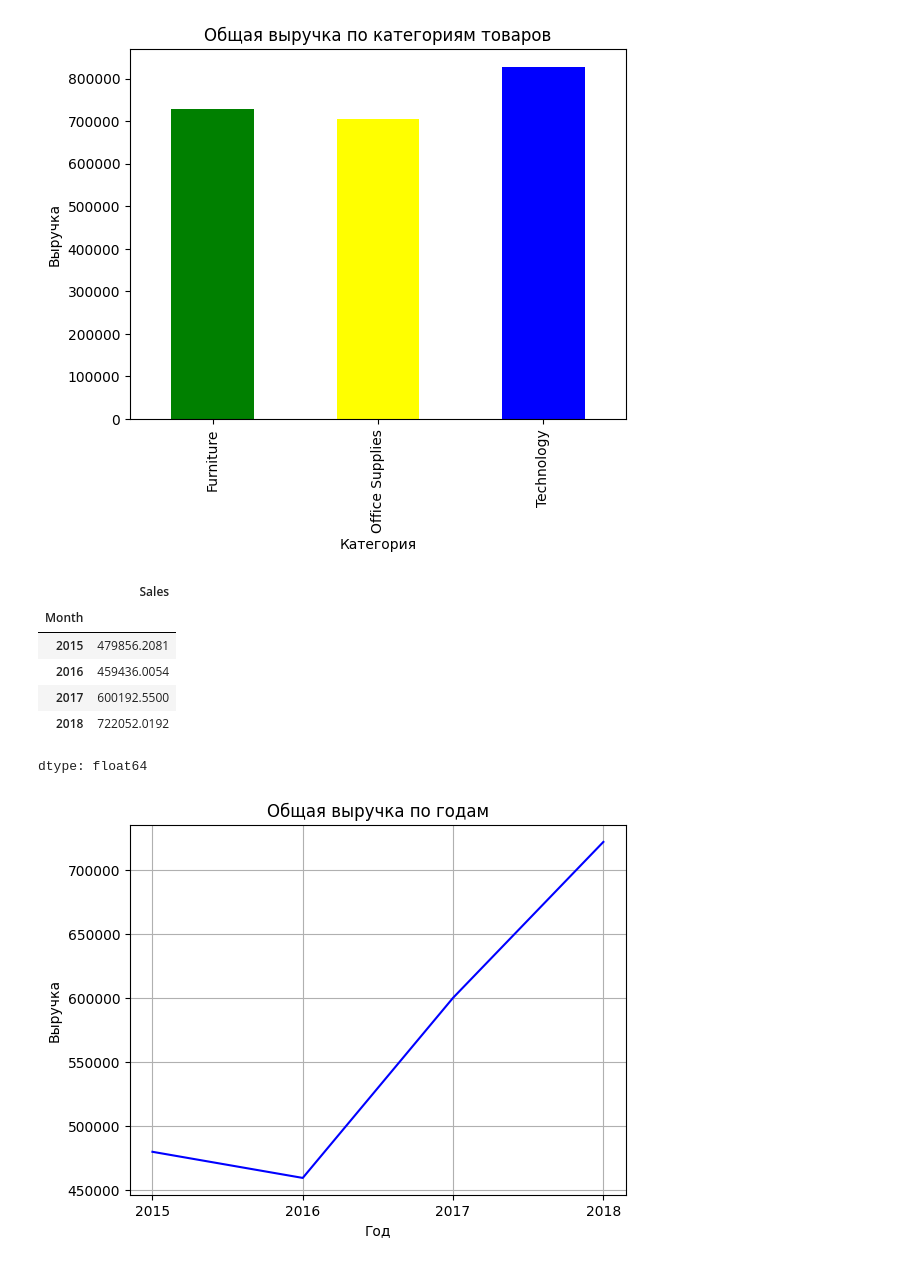
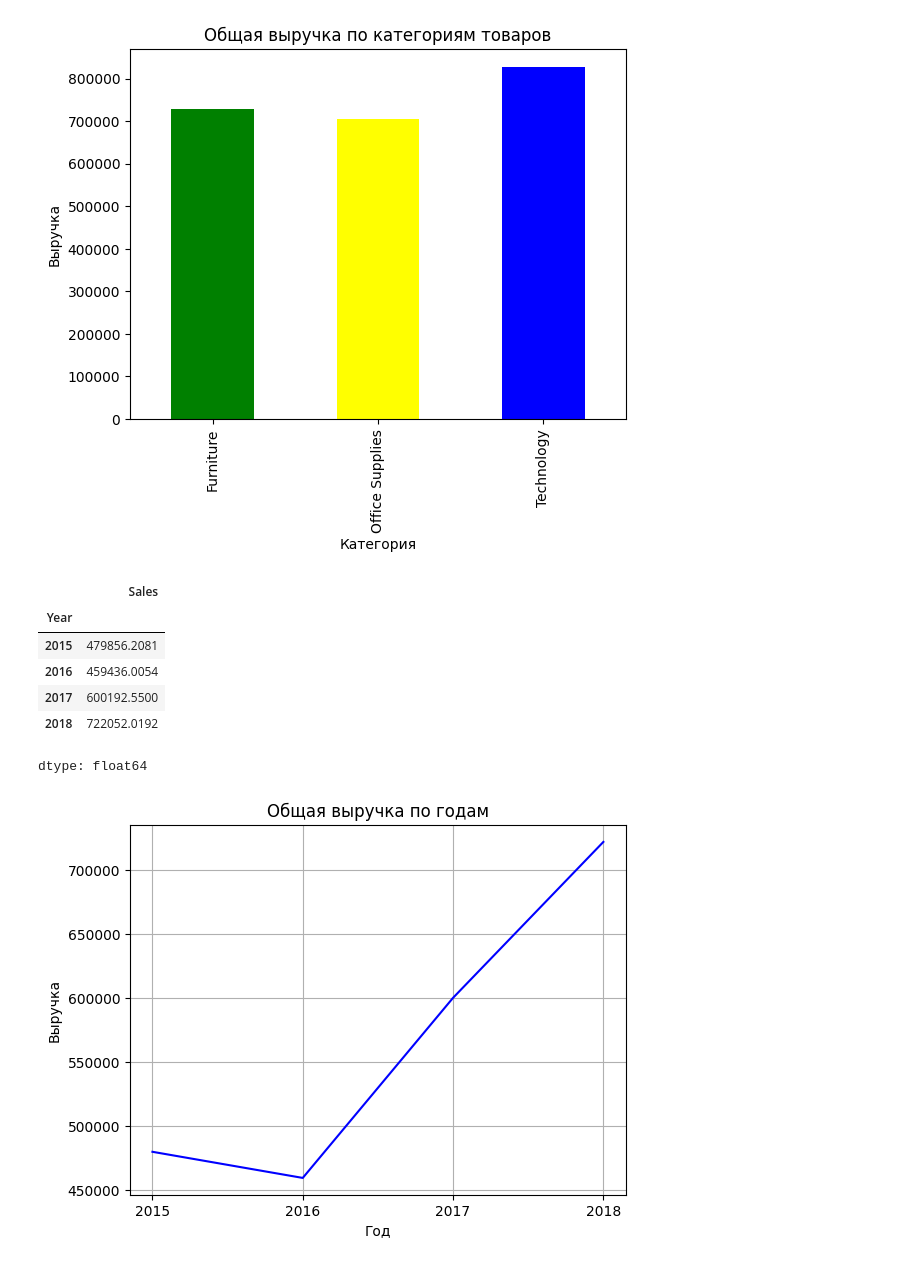
Before and after one commit to Cosider24/-_-, a Jupyter notebook: Анализ_датасета_Superstore_Sales.ipynb, the cells around one changed output. Cells and saved outputs as stored; diff of their text form; code cells hidden in the pictures.

```diff
--- a/Анализ_датасета_Superstore_Sales.ipynb
+++ b/Анализ_датасета_Superstore_Sales.ipynb
@@ -104,11 +104,11 @@ plt.show()
 # %% [output]
 [figure]
 # %%
-df['Month'] = df['Order Date'].dt.year
-df.groupby('Month')['Sales'].sum()
+df['Year'] = df['Order Date'].dt.year
+df.groupby('Year')['Sales'].sum()
 # %% [output]
 |  | Sales |
-| Month |  |
+| Year |  |
 | 2015 | 479856.2081 |
 | 2016 | 459436.0054 |
 | 2017 | 600192.5500 |
```
Also changed, not shown: parts of 2 cells of this notebook.
